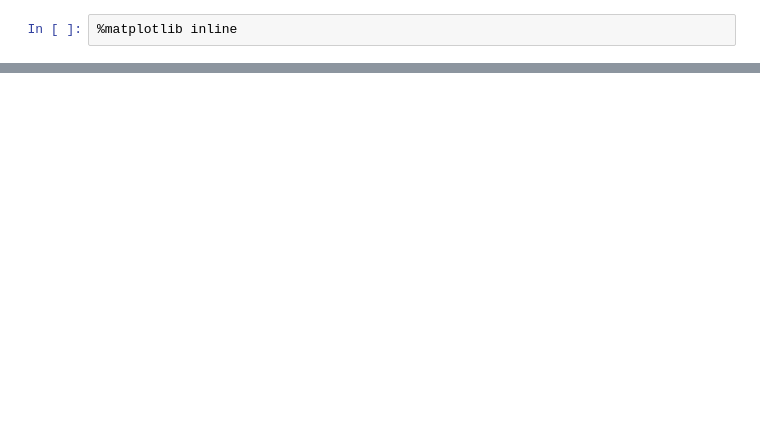
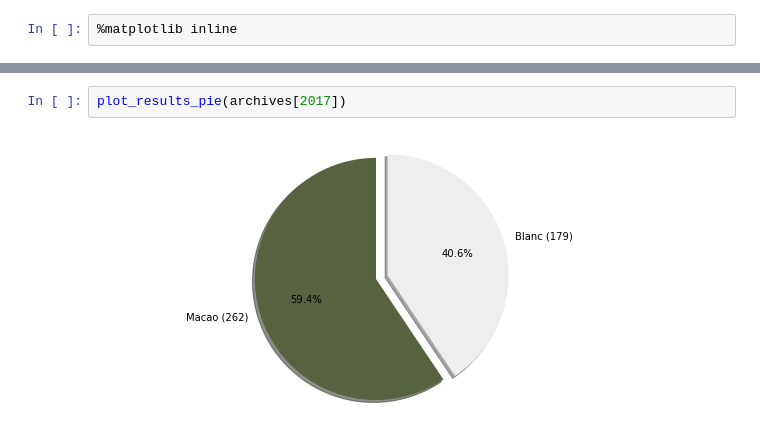
Before and after one commit to ClubNix/votix-data-esiee, a Jupyter notebook: notebooks/10-resultats-elections-bde.ipynb, the cells around one changed output, grey strips where cells are left out. Cells and saved outputs as stored; diff of their text form; blank space fills up the shorter version.

```diff
--- a/notebooks/10-resultats-elections-bde.ipynb
+++ b/notebooks/10-resultats-elections-bde.ipynb
@@ -26,0 +39,4 @@ plot_results(archives[2020]['candidates'])
+# %%
+plot_results_pie(archives[2017])
+# %% [output]
+[figure, added]
```
Also changed, not shown: parts of 15 cells of this notebook, 2 other files.
